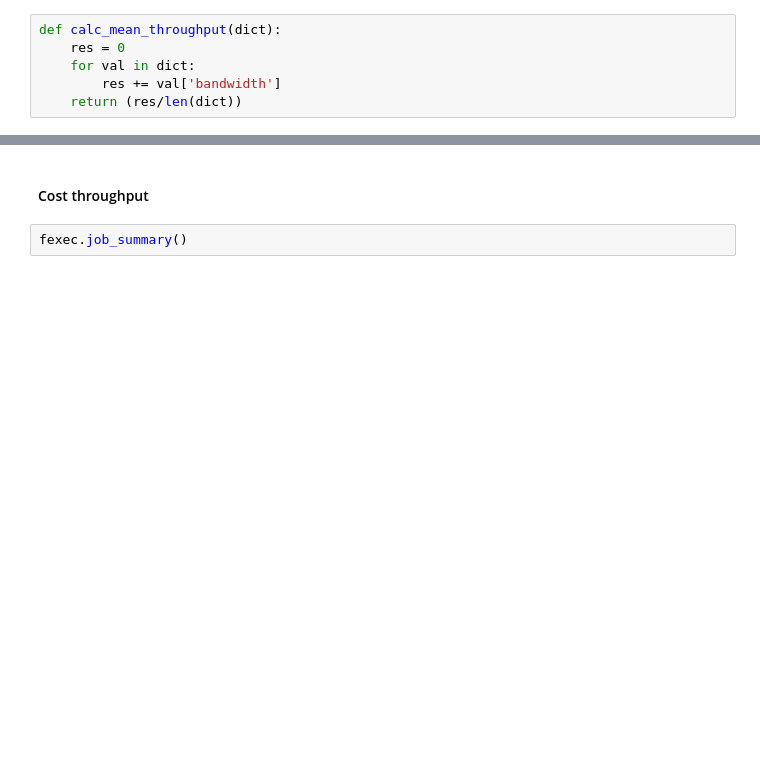
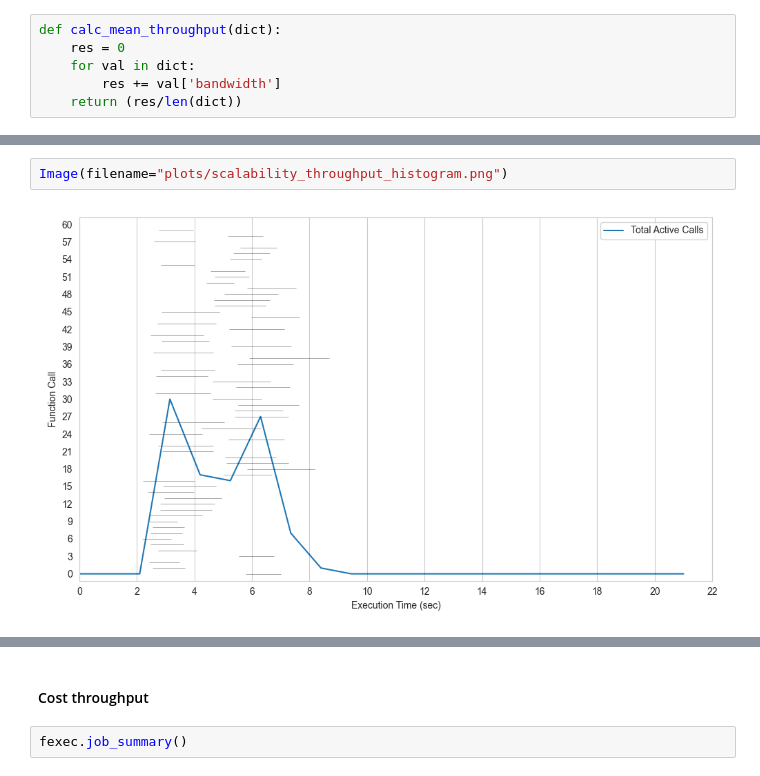
Before and after one commit to Sararl27/GeoSpatial_WildfireRisk, a Jupyter notebook: geospatial_use/WildfireRisk.ipynb, the cells around one changed output, grey strips where cells are left out. Cells and saved outputs as stored; diff of their text form; blank space fills up the shorter version.

```diff
--- a/geospatial_use/WildfireRisk.ipynb
+++ b/geospatial_use/WildfireRisk.ipynb
@@ -509,0 +558,4 @@ Mean throughput write: 39.01826904233151 MB/s
+# %%
+Image(filename="plots/scalability_throughput_histogram.png")
+# %% [output]
+[figure, added]
```
Also changed, not shown: parts of 35 cells of this notebook.
